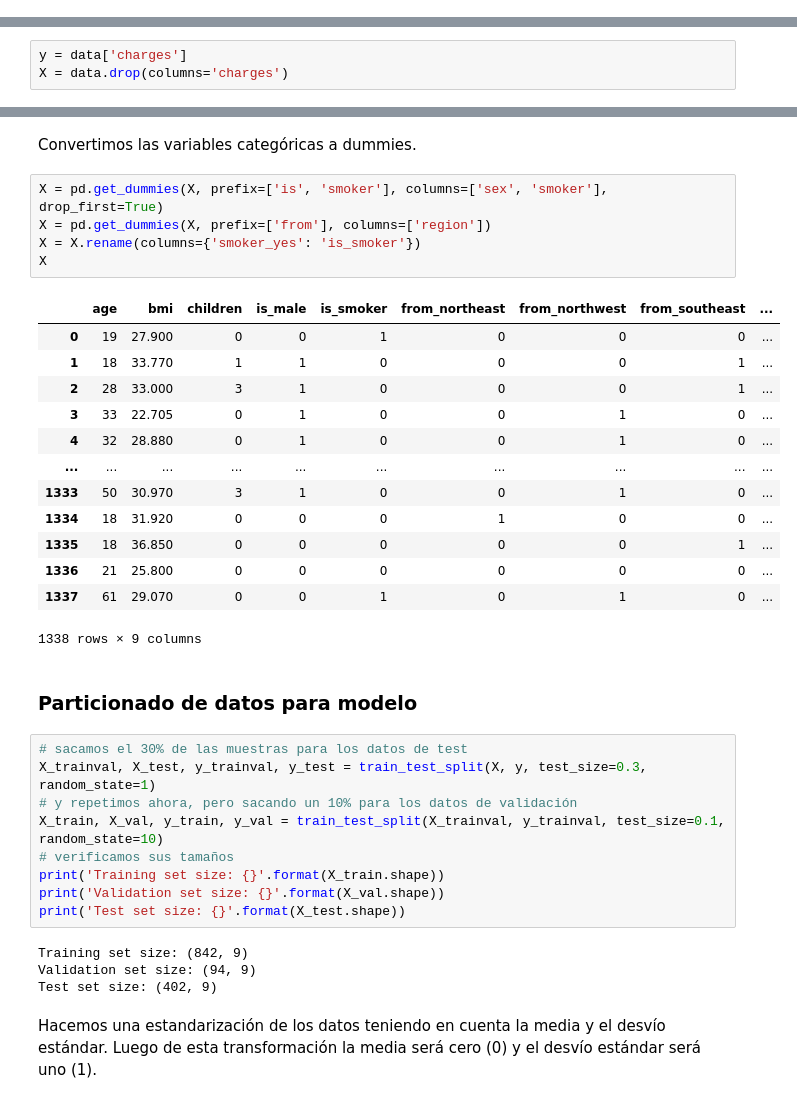
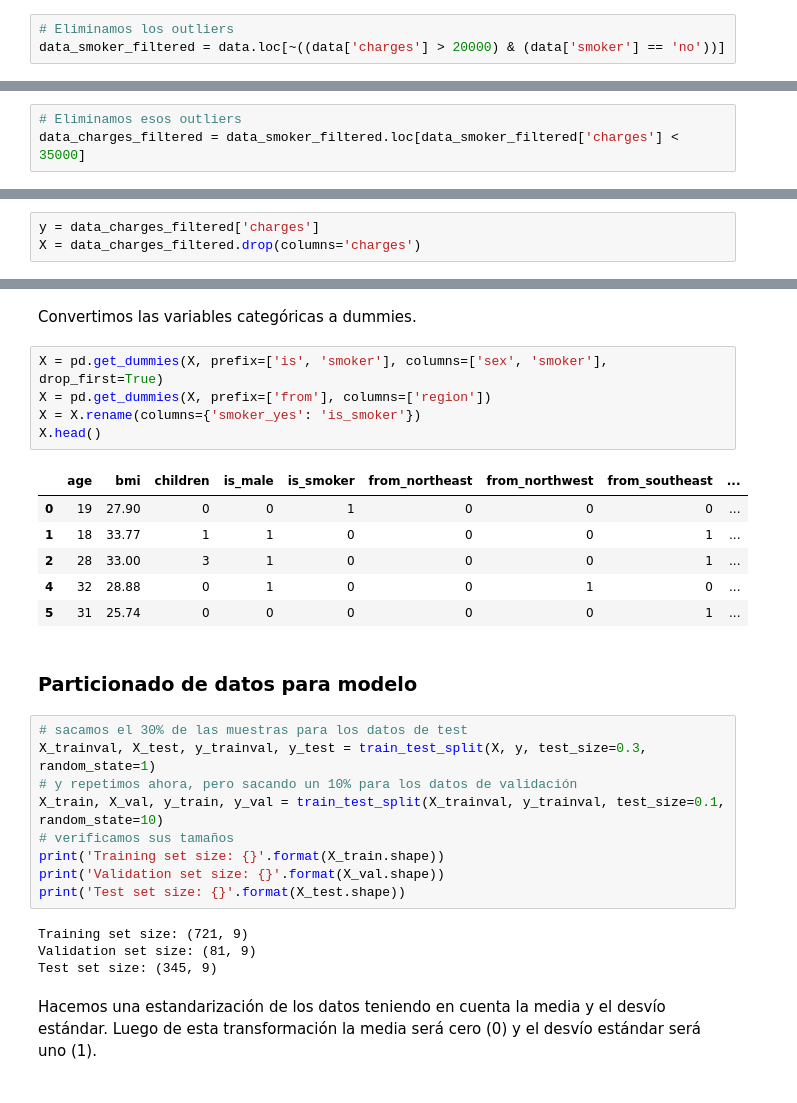
Before and after one commit to NuriaSarochar/DUIA, a Jupyter notebook: DUIA_Modulo_2_ML_Regresión_Cravacuore_Sarochar.ipynb, the cells around one changed output, grey strips where cells are left out. Saved outputs shown, nothing was run; the diff lists cells and outputs as text.

```diff
--- a/DUIA_Modulo_2_ML_Regresión_Cravacuore_Sarochar.ipynb
+++ b/DUIA_Modulo_2_ML_Regresión_Cravacuore_Sarochar.ipynb
@@ -76,0 +88,3 @@ Observando la información dada sobre el dataset, vemos que no hay datos faltant
+# %%
+# Eliminamos los outliers
+data_smoker_filtered = data.loc[~((data['charges'] > 20000) & (data['smoker'] == 'no'))]
@@ -77,5 +99,8 @@ Observando la información dada sobre el dataset, vemos que no hay datos faltant
+# %%
+# Eliminamos esos outliers
+data_charges_filtered = data_smoker_filtered.loc[data_smoker_filtered['charges'] < 35000]
 # %% [markdown]
 ## Separamos nuestra data de nuestro target (clase)
 # %%
-y = data['charges']
-X = data.drop(columns='charges')
+y = data_charges_filtered['charges']
+X = data_charges_filtered.drop(columns='charges')
@@ -132,22 +148,15 @@ Convertimos las variables categóricas a dummies.
 # %%
 X = pd.get_dummies(X, prefix=['is', 'smoker'], columns=['sex', 'smoker'], drop_first=True)
 X = pd.get_dummies(X, prefix=['from'], columns=['region'])
 X = X.rename(columns={'smoker_yes': 'is_smoker'})
-X
+X.head()
 # %% [output]
 |  | age | bmi | children | is_male | is_smoker | from_northeast | from_northwest | from_southeast | ... |
-| 0 | 19 | 27.900 | 0 | 0 | 1 | 0 | 0 | 0 | ... |
-| 1 | 18 | 33.770 | 1 | 1 | 0 | 0 | 0 | 1 | ... |
-| 2 | 28 | 33.000 | 3 | 1 | 0 | 0 | 0 | 1 | ... |
-| 3 | 33 | 22.705 | 0 | 1 | 0 | 0 | 1 | 0 | ... |
-| 4 | 32 | 28.880 | 0 | 1 | 0 | 0 | 1 | 0 | ... |
-| ... | ... | ... | ... | ... | ... | ... | ... | ... | ... |
-| 1333 | 50 | 30.970 | 3 | 1 | 0 | 0 | 1 | 0 | ... |
-| 1334 | 18 | 31.920 | 0 | 0 | 0 | 1 | 0 | 0 | ... |
-| 1335 | 18 | 36.850 | 0 | 0 | 0 | 0 | 0 | 1 | ... |
-| 1336 | 21 | 25.800 | 0 | 0 | 0 | 0 | 0 | 0 | ... |
-| 1337 | 61 | 29.070 | 0 | 0 | 1 | 0 | 1 | 0 | ... |
+| 0 | 19 | 27.90 | 0 | 0 | 1 | 0 | 0 | 0 | ... |
+| 1 | 18 | 33.77 | 1 | 1 | 0 | 0 | 0 | 1 | ... |
+| 2 | 28 | 33.00 | 3 | 1 | 0 | 0 | 0 | 1 | ... |
+| 4 | 32 | 28.88 | 0 | 1 | 0 | 0 | 1 | 0 | ... |
+| 5 | 31 | 25.74 | 0 | 0 | 0 | 0 | 0 | 1 | ... |
-1338 rows × 9 columns
 # %% [markdown]
 ### Particionado de datos para modelo
 # %%
@@ -160,9 +169,9 @@ print('Training set size: {}'.format(X_train.shape))
 print('Validation set size: {}'.format(X_val.shape))
 print('Test set size: {}'.format(X_test.shape))
 # %% [output]
-Training set size: (842, 9)
-Validation set size: (94, 9)
-Test set size: (402, 9)
+Training set size: (721, 9)
+Validation set size: (81, 9)
+Test set size: (345, 9)
 # %% [markdown]
 Hacemos una estandarización de los datos teniendo en cuenta la media y el desvío estándar. Luego de esta transformación la media será cero (0) y el desvío estándar será uno (1).
 # %%
```
Also changed, not shown: parts of 37 cells of this notebook.
